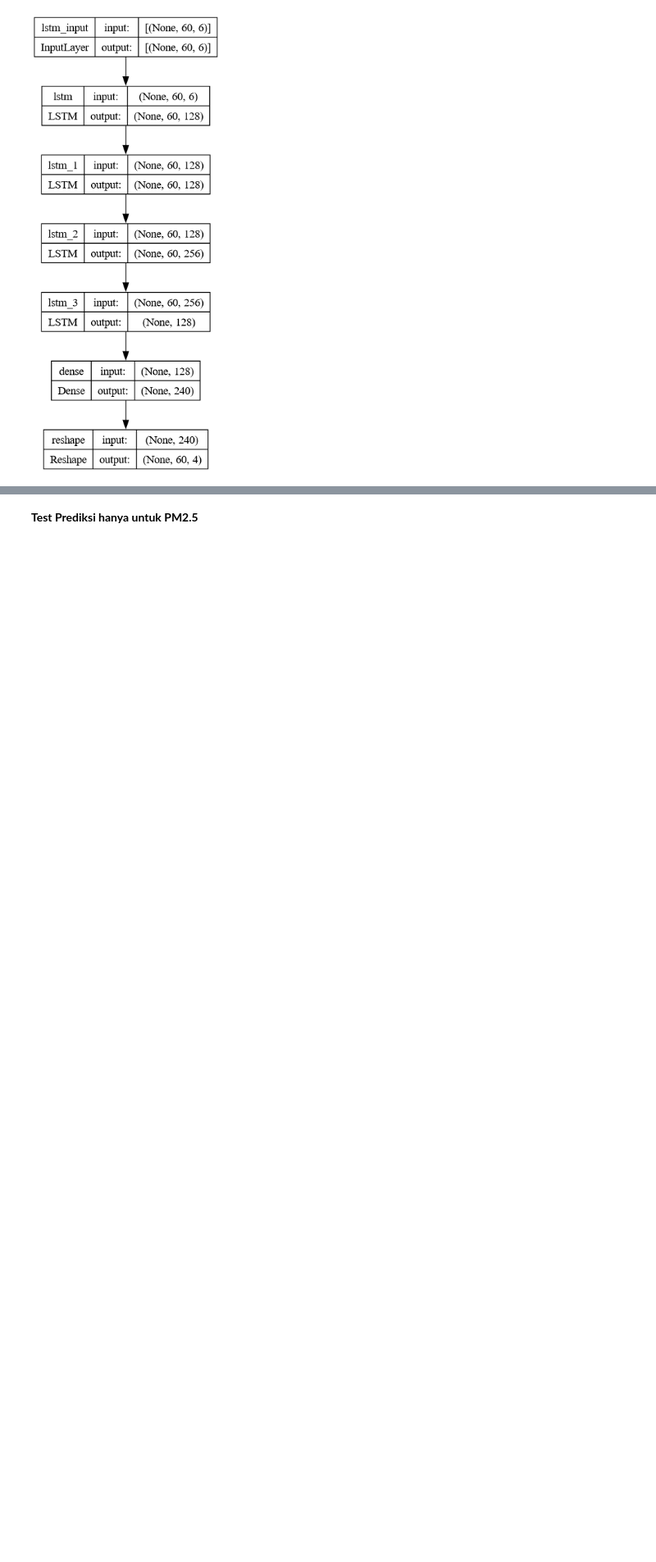
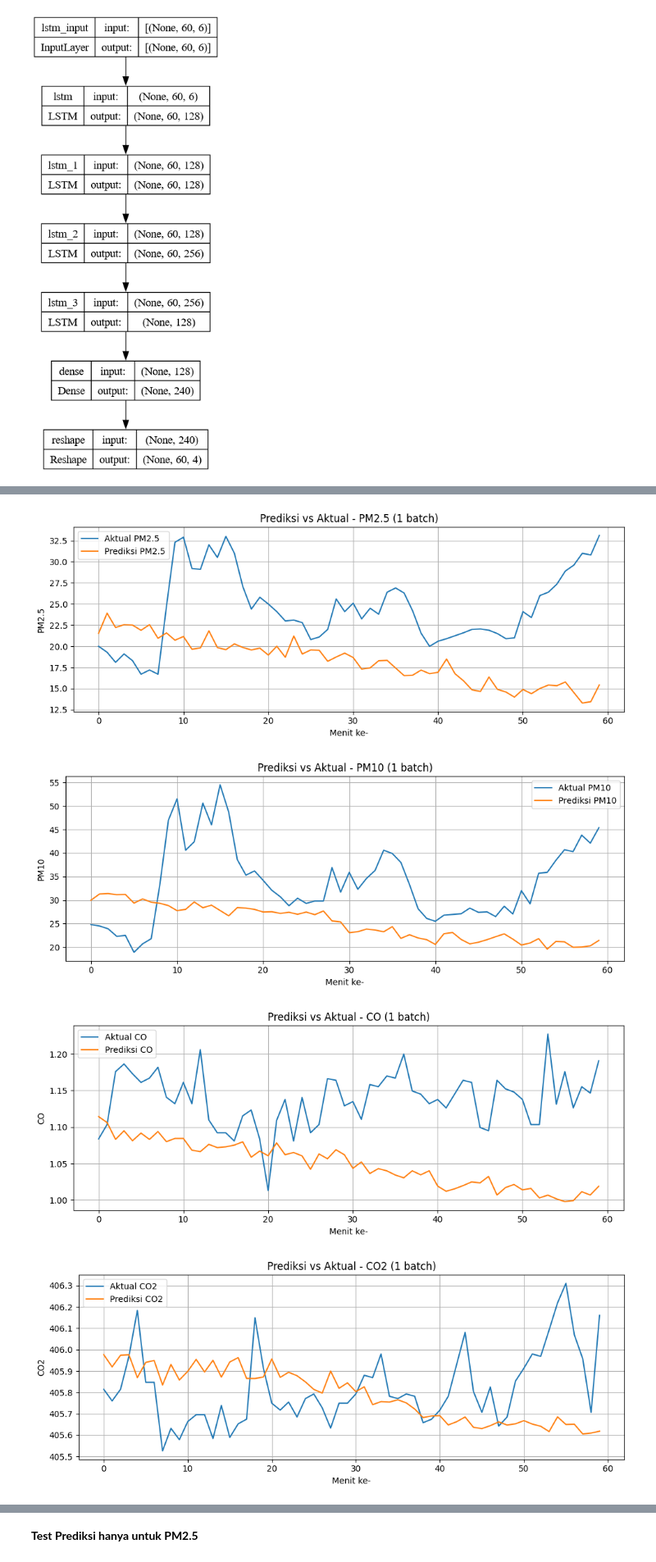
Before and after one commit to Hardtophead/Prediksi_Polusi_Udara, a Jupyter notebook: notebooks/prediksiV2.ipynb, the cells around one changed output, grey strips where cells are left out. Shown at 82% size. Drawn from its saved outputs; the diff is of its cells as text; code cells hidden in the pictures; blank space fills up the shorter version.

```diff
--- a/notebooks/prediksiV2.ipynb
+++ b/notebooks/prediksiV2.ipynb
@@ -387,0 +344,40 @@ plot_seq2seq_vs_actual(
+# %%
+def plot_prediction_from_batch(y_true_scaled, y_pred_scaled, scalers, target_cols, feature_names):
+    """
+    Visualisasi prediksi vs aktual dari batch pertama dataset.
+
+    Parameters:
+        y_true_scaled (ndarray): output aktual hasil dari dataset, shape (batch, timestep, target)
+        y_pred_scaled (ndarray): output prediksi dari model, shape (batch, timestep, target)
+        scalers (list): list of MinMaxScaler
+        target_cols (list): indeks kolom target (misal: [2,3,4,5])
+        feature_names (list): nama-nama fitur target (misal: ["PM2.5", "PM10", "CO", "CO2"])
+    """
+    # Inverse dulu
+    y_true_inv = inverse_scale_predictions(y_true_scaled, scalers, target_cols)
+    y_pred_inv = inverse_scale_predictions(y_pred_scaled, scalers, target_cols)
+
+    for i in range(len(target_cols)):
+        plt.figure(figsize=(10, 4))
+        plt.plot(y_true_inv[0, :, i], label=f"Aktual {feature_names[i]}")
+        plt.plot(y_pred_inv[0, :, i], label=f"Prediksi {feature_names[i]}")
+        plt.title(f'Prediksi vs Aktual - {feature_names[i]} (1 batch)')
+        plt.xlabel('Menit ke-')
+        plt.ylabel(feature_names[i])
+        plt.legend()
+        plt.grid(True)
+        plt.tight_layout()
+        plt.show()
+# %%
+for x_batch, y_true_batch in ahead_test_ds.take(1):
+    y_pred_batch = model_1.predict(x_batch)
+    y_true_batch = y_true_batch.numpy()
+
+    plot_prediction_from_batch(
+        y_true_scaled=y_true_batch,
+        y_pred_scaled=y_pred_batch,
+        scalers=scalers,
+        target_cols=[2, 3, 4, 5],
+        feature_names=["PM2.5", "PM10", "CO", "CO2"]
+    )
+# %% [output]
@@ -387,0 +385,4 @@ plot_seq2seq_vs_actual(
+[figure, added]
+[figure, added]
+[figure, added]
+[figure, added]
```
Also changed, not shown: parts of 61 cells of this notebook, 27 other files.
